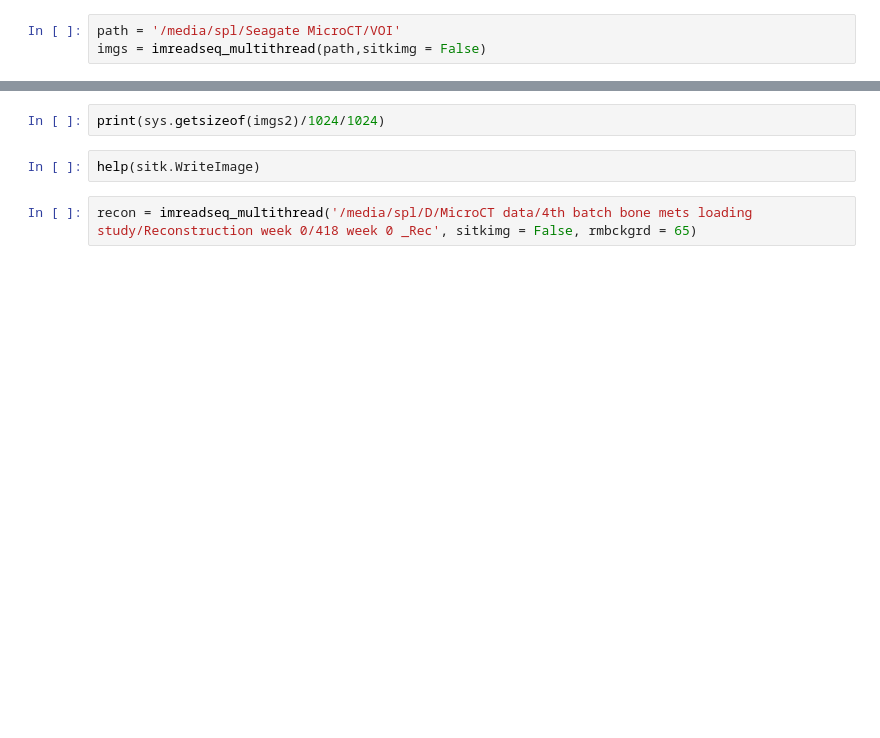
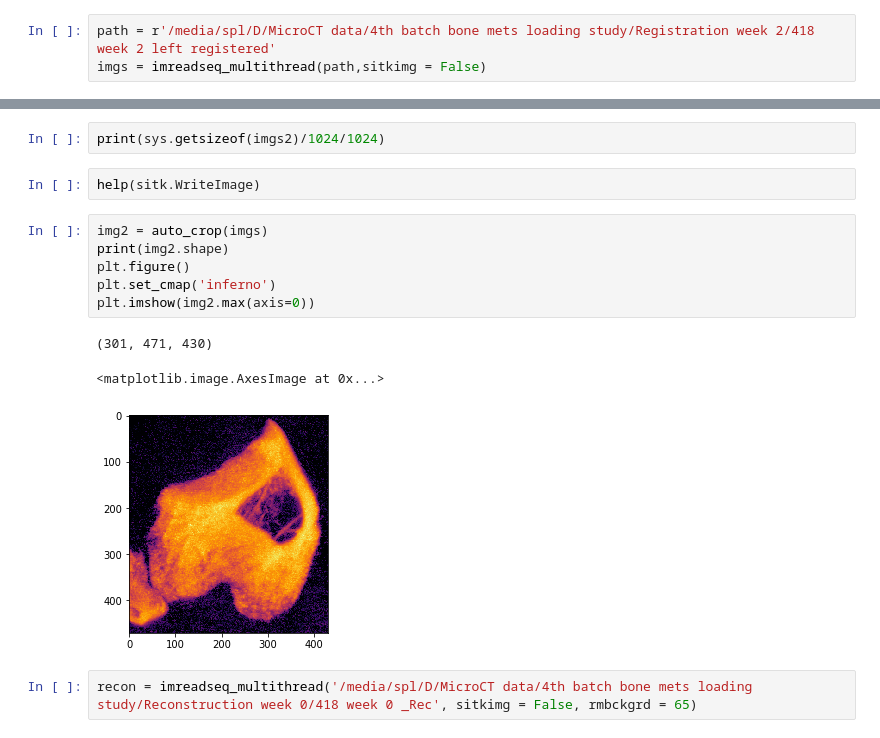
Before and after one commit to wangshubo90/python_code, a Jupyter notebook: Untitled.ipynb, the cells around one changed output, grey strips where cells are left out. Saved outputs shown, nothing was run; the diff lists cells and outputs as text; blank space fills up the shorter version.

```diff
--- a/Untitled.ipynb
+++ b/Untitled.ipynb
@@ -4,7 +4,7 @@ from shubow_tools import *
 import SimpleITK as sitk
 import matplotlib.pyplot as plt
 # %%
-path = '/media/spl/Seagate MicroCT/VOI'
+path = r'/media/spl/D/MicroCT data/4th batch bone mets loading study/Registration week 2/418 week 2 left registered'
 imgs = imreadseq_multithread(path,sitkimg = False)
 # %%
 import sys
@@ -26,6 +26,16 @@ sitk.WriteImage(sitk.GetImageFromArray(imgs2),os.path.join(path,"img.nii"))
 print(sys.getsizeof(imgs2)/1024/1024)
 # %%
 help(sitk.WriteImage)
+# %%
+img2 = auto_crop(imgs)
+print(img2.shape)
+plt.figure()
+plt.set_cmap('inferno')
+plt.imshow(img2.max(axis=0))
+# %% [output]
+(301, 471, 430)
+<matplotlib.image.AxesImage at 0x...>
+[figure, added]
 # %%
 recon = imreadseq_multithread('/media/spl/D/MicroCT data/4th batch bone mets loading study/Reconstruction week 0/418 week 0 _Rec', sitkimg = False, rmbckgrd = 65)
 # %%
```
Also changed, not shown: parts of 4 cells of this notebook, 1 other file.
